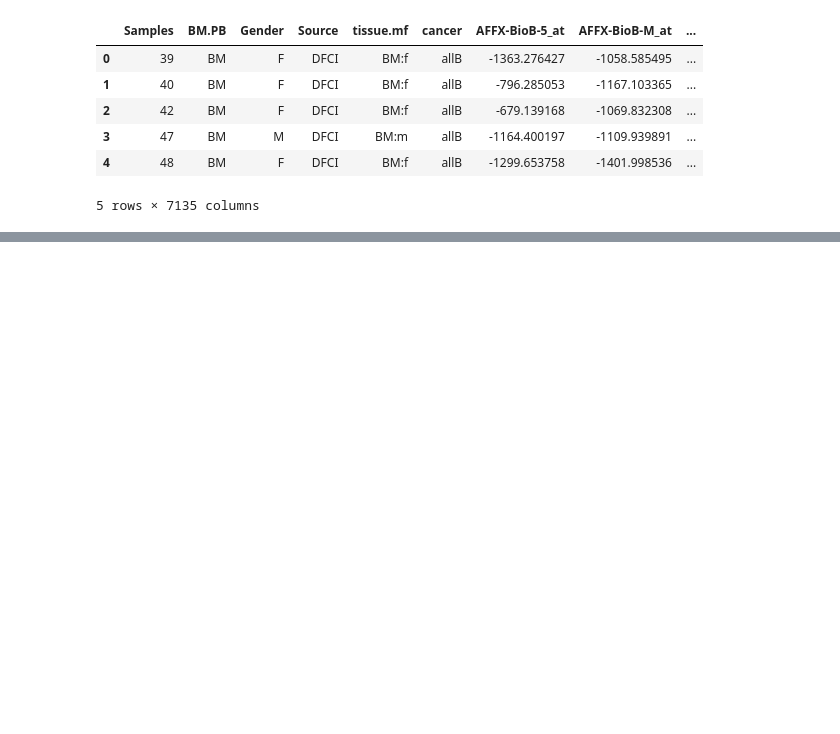
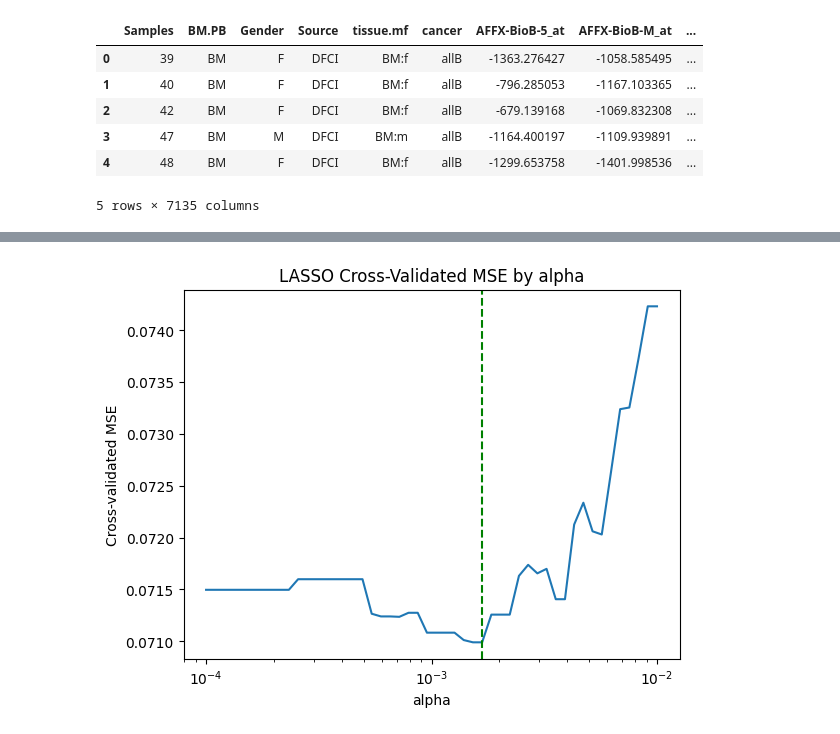
Before and after one commit to natchan19/undergrad_ml_assignments, a Jupyter notebook: genomics_lab.ipynb, the cells around one changed output, grey strips where cells are left out. Saved outputs shown, nothing was run; the diff lists cells and outputs as text; code cells hidden in the pictures; blank space fills up the shorter version.

```diff
--- a/genomics_lab.ipynb
+++ b/genomics_lab.ipynb
@@ -111,0 +223,11 @@ alpha_star = model.alphas_[index_star]
+# %%
+# Cross validation MSE path and coefficient paths
+sns.lineplot(x=lasso_cv.alphas_, y=mean_mse_path)
+plt.axvline(alpha_star, color='green', linestyle='--', linewidth=1.5)
+plt.xscale('log')
+plt.xlabel('alpha')
+plt.ylabel('Cross-validated MSE')
+plt.title('LASSO Cross-Validated MSE by alpha')
+plt.show()
+# %% [output]
+[figure, added]
```
Also changed, not shown: parts of 19 cells of this notebook.
